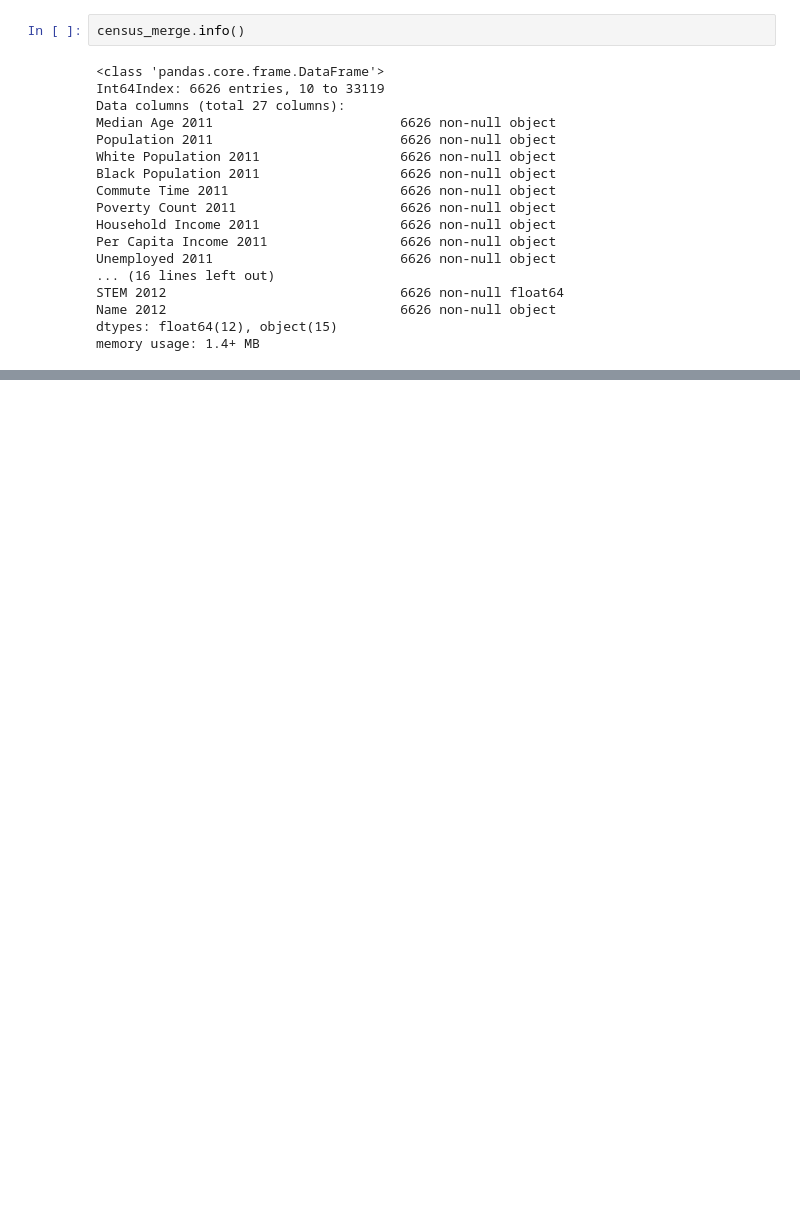
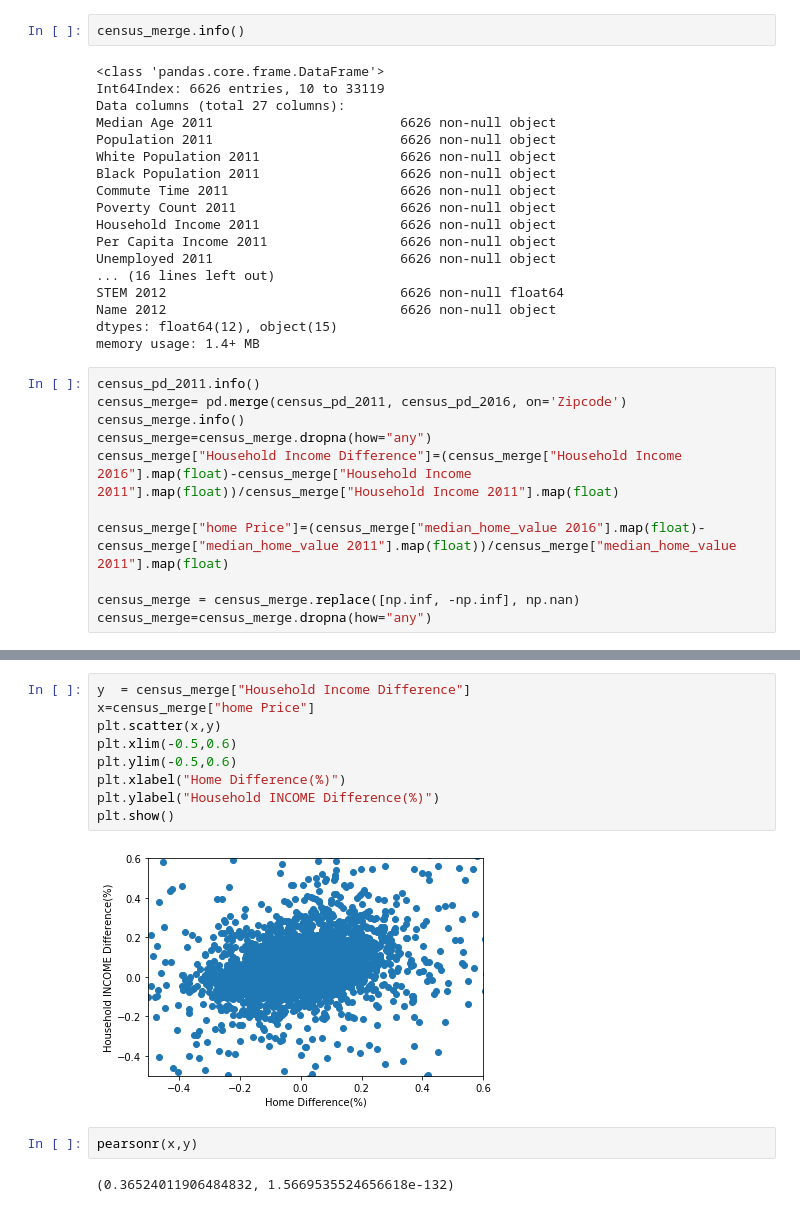
Before and after one commit to neginparsa/c1, a Jupyter notebook: CensusProject_merging.ipynb, the cells around one changed output, grey strips where cells are left out. Cells and saved outputs as stored; diff of their text form; blank space fills up the shorter version.

```diff
--- a/CensusProject_merging.ipynb
+++ b/CensusProject_merging.ipynb
@@ -317,3 +322,14 @@ STEM 2012                              6626 non-null float64
 Name 2012                              6626 non-null object
 dtypes: float64(12), object(15)
 memory usage: 1.4+ MB
+# %%
+census_pd_2011.info()
+census_merge= pd.merge(census_pd_2011, census_pd_2016, on='Zipcode')
+census_merge.info()
+census_merge=census_merge.dropna(how="any")
+census_merge["Household Income Difference"]=(census_merge["Household Income 2016"].map(float)-census_merge["Household Income 2011"].map(float))/census_merge["Household Income 2011"].map(float)
+
+census_merge["home Price"]=(census_merge["median_home_value 2016"].map(float)-census_merge["median_home_value 2011"].map(float))/census_merge["median_home_value 2011"].map(float)
+
+census_merge = census_merge.replace([np.inf, -np.inf], np.nan)
+census_merge=census_merge.dropna(how="any")
@@ -319,0 +354,15 @@ memory usage: 1.4+ MB
+# %%
+y  = census_merge["Household Income Difference"]
+x=census_merge["home Price"]
+plt.scatter(x,y)
+plt.xlim(-0.5,0.6)
+plt.ylim(-0.5,0.6)
+plt.xlabel("Home Difference(%)")
+plt.ylabel("Household INCOME Difference(%)")
+plt.show()
+# %% [output]
+[figure, added]
+# %%
+pearsonr(x,y)
+# %% [output]
+(0.36524011906484832, 1.5669535524656618e-132)
```
Also changed, not shown: parts of 8 cells of this notebook.
